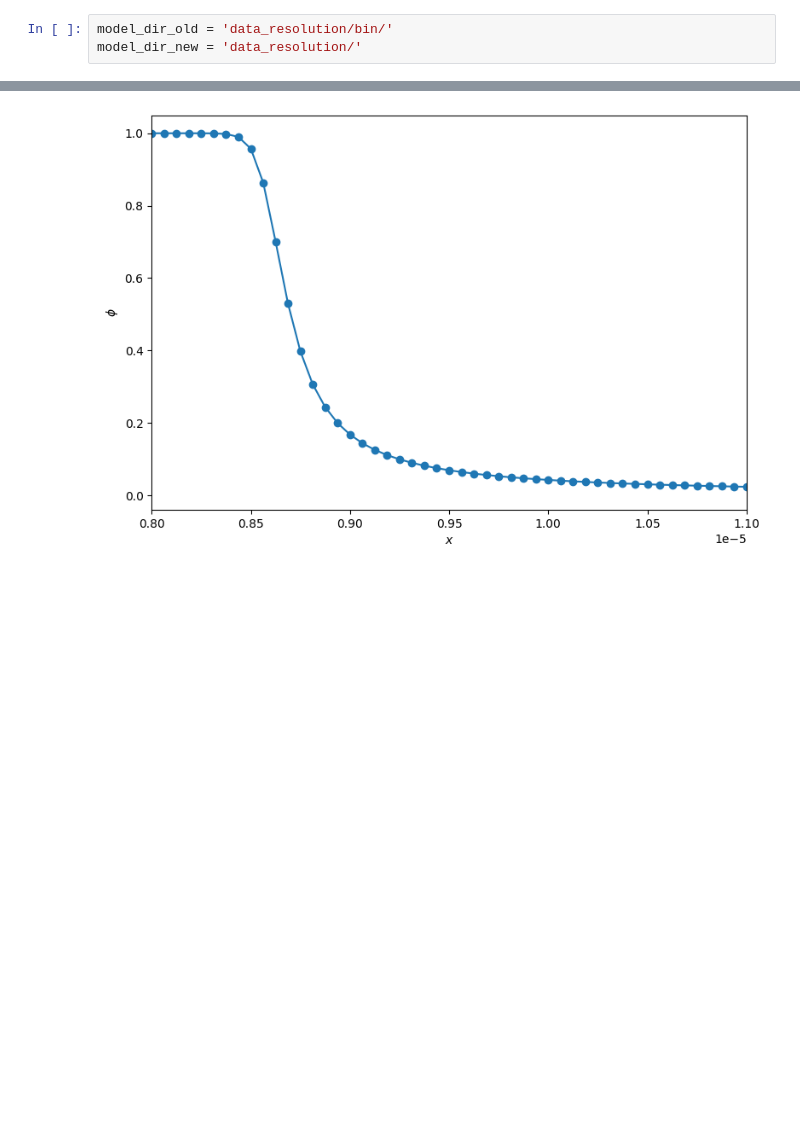
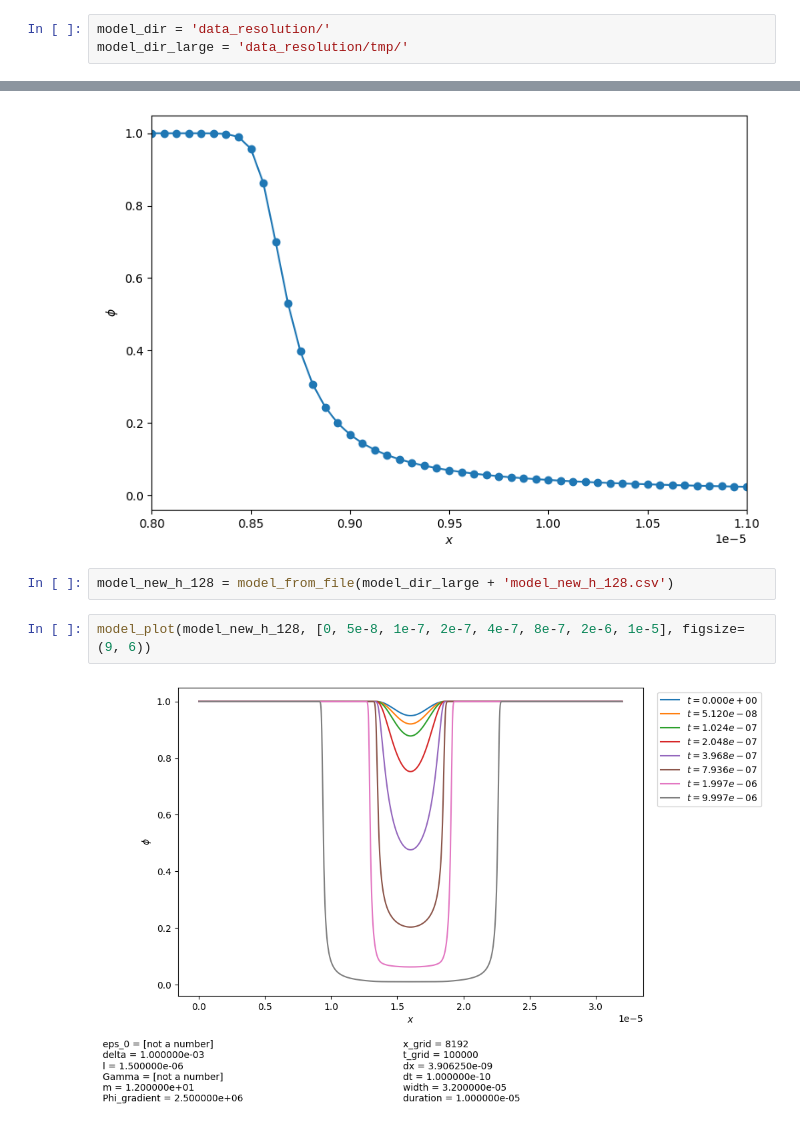
Before and after one commit to ponomarevandr/disruption, a Jupyter notebook: model_tuning/experiments/convergence_in_time/resolution_in_space.ipynb, the cells around one changed output, grey strips where cells are left out. Saved outputs shown, nothing was run; the diff lists cells and outputs as text; blank space fills up the shorter version.

Commit message:
An over-precisely resoluted model with the new epsilon function added

```diff
--- a/model_tuning/experiments/convergence_in_time/resolution_in_space.ipynb
+++ b/model_tuning/experiments/convergence_in_time/resolution_in_space.ipynb
@@ -15,7 +15,7 @@ from norms import *
 %autoreload 2
 %matplotlib inline
 # %%
-model_dir_old = 'data_resolution/bin/'
-model_dir_new = 'data_resolution/'
+model_dir = 'data_resolution/'
+model_dir_large = 'data_resolution/tmp/'
 # %%
 import zipfile
@@ -180,3 +180,9 @@ plt.plot(model_new_h_8.xs, model_new_h_8.phi_at_t(1e-5), '-o')
 plt.show()
 # %% [output]
 [figure]
+# %%
+model_new_h_128 = model_from_file(model_dir_large + 'model_new_h_128.csv')
+# %%
+model_plot(model_new_h_128, [0, 5e-8, 1e-7, 2e-7, 4e-7, 8e-7, 2e-6, 1e-5], figsize=(9, 6))
+# %% [output]
+[figure, added]
```
Also changed, not shown: parts of 15 cells of this notebook, 5 other files.
